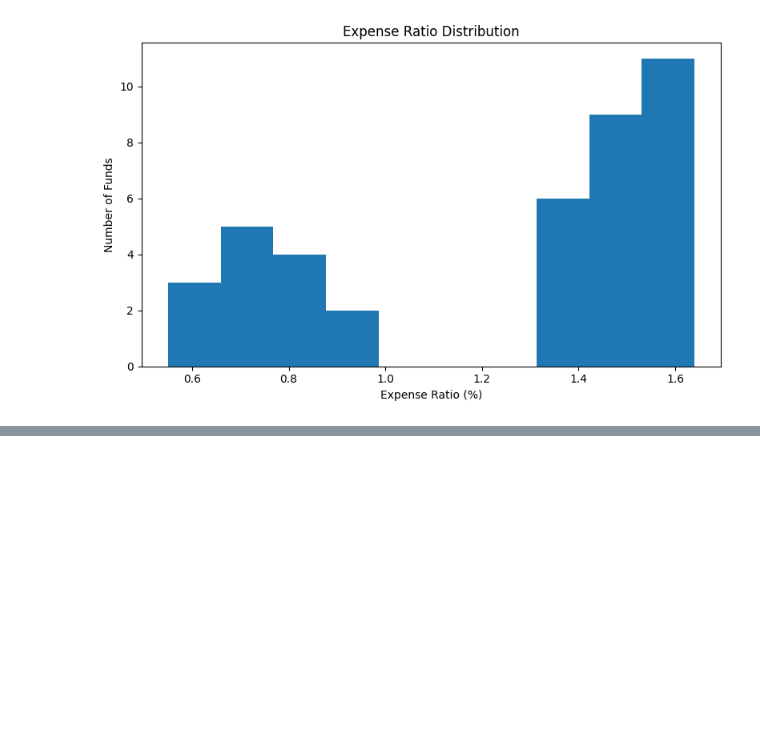
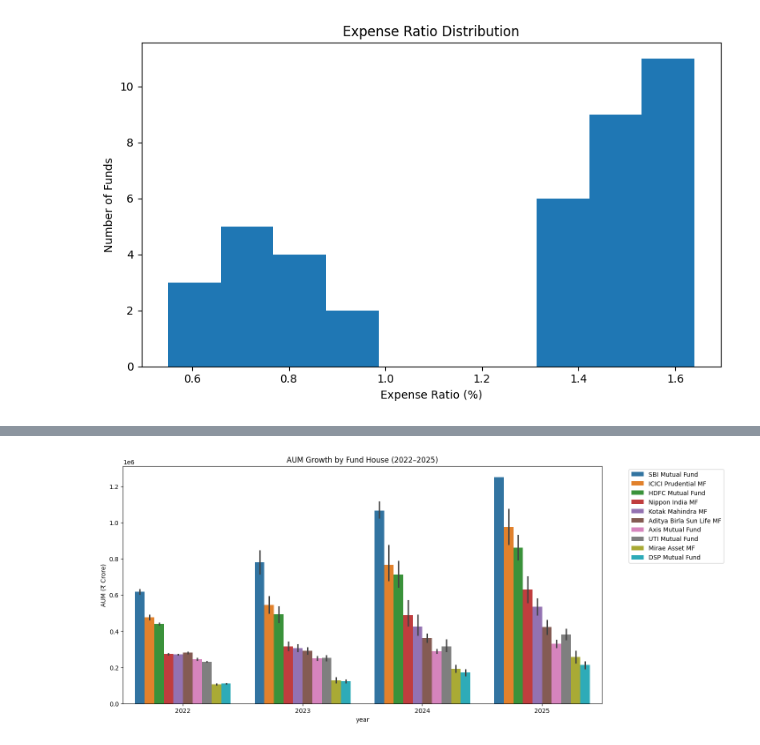
Before and after one commit to jeya-varshani24/bluestock-mf-capstone, a Jupyter notebook: notebooks/03_eda_analysis.ipynb, the cells around one changed output, grey strips where cells are left out. Drawn from its saved outputs; the diff is of its cells as text; code cells hidden in the pictures; blank space fills up the shorter version.

```diff
--- a/notebooks/03_eda_analysis.ipynb
+++ b/notebooks/03_eda_analysis.ipynb
@@ -382,0 +429,6 @@ plt.show()
+# %%
+aum = pd.read_csv("../data/raw/03_aum_by_fund_house.csv")
+
+print(aum.columns.tolist())
+
+print(aum.head())
@@ -382,0 +517,32 @@ plt.show()
+# %%
+aum['date'] = pd.to_datetime(aum['date'])
+
+aum['year'] = aum['date'].dt.year
+
+plt.figure(figsize=(14,7))
+
+sns.barplot(
+    data=aum,
+    x='year',
+    y='aum_crore',
+    hue='fund_house'
+)
+
+plt.title(
+    "AUM Growth by Fund House (2022–2025)"
+)
+
+plt.ylabel("AUM (₹ Crore)")
+
+plt.legend(
+    bbox_to_anchor=(1.05,1),
+    loc='upper left'
+)
+plt.savefig(
+    "../reports/charts/aum_growth.png",
+    bbox_inches='tight'
+)
+
+plt.show()
+# %% [output]
+[figure, added]
```
Also changed, not shown: parts of 25 cells of this notebook, 9 other files.
